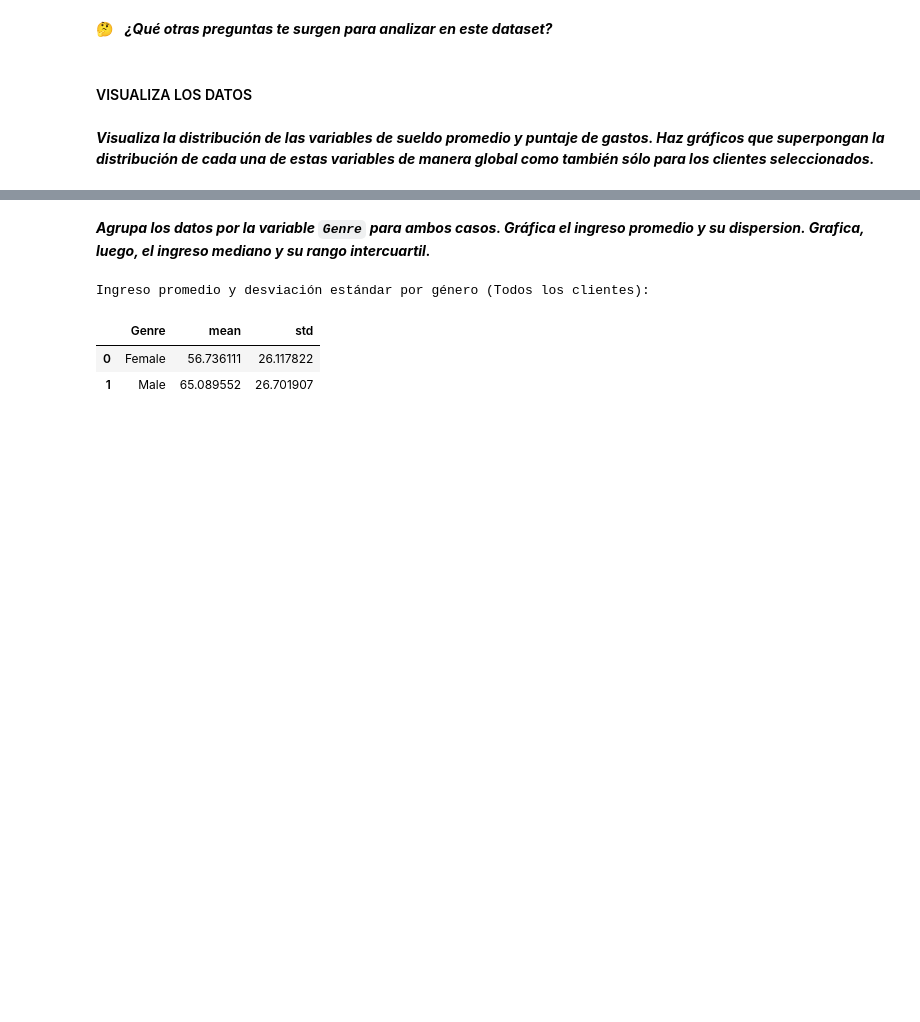
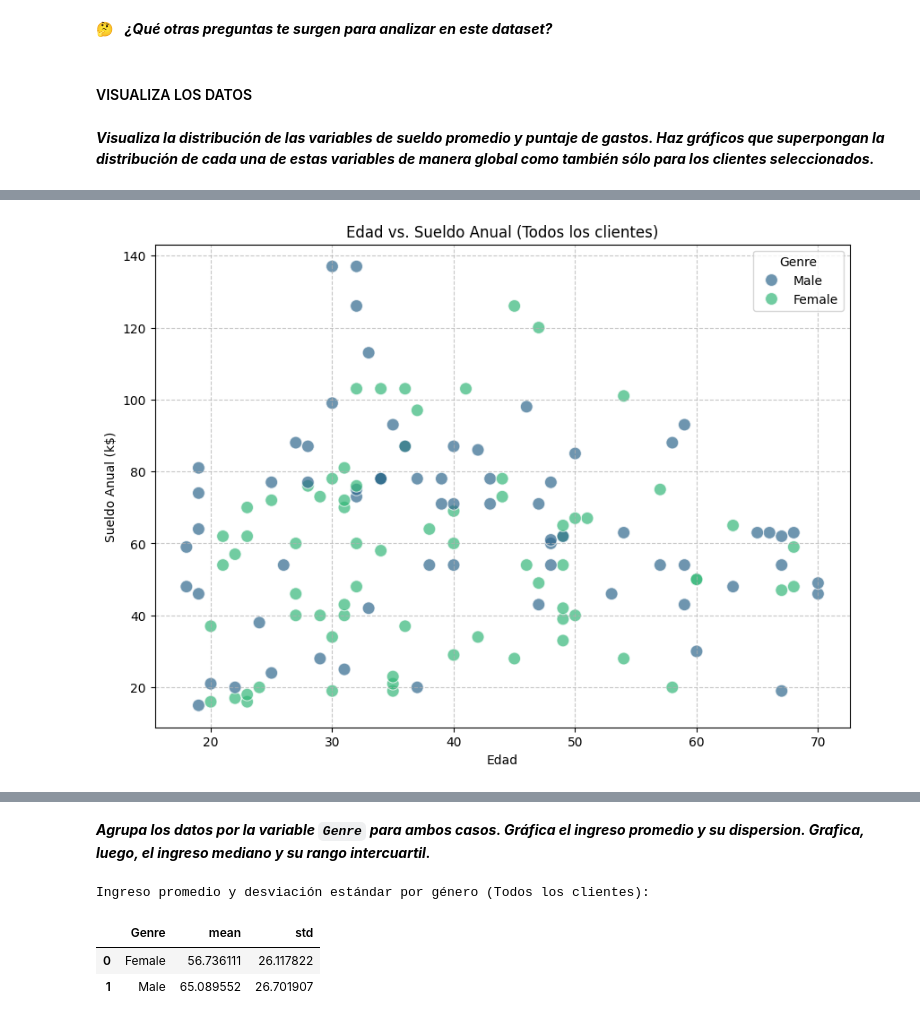
Before and after one commit to EmiiFernandez/actividades_data_sciente_ypf, a Jupyter notebook: notebook/C06_Notebook-10.ipynb, the cells around one changed output, grey strips where cells are left out. Drawn from its saved outputs; the diff is of its cells as text; code cells hidden in the pictures; blank space fills up the shorter version.

```diff
--- a/notebook/C06_Notebook-10.ipynb
+++ b/notebook/C06_Notebook-10.ipynb
@@ -290,0 +315,11 @@ plt.show()
+# %%
+# Gráfico de dispersión para Edad vs. Sueldo Anual (Todos los clientes)
+plt.figure(figsize=(10, 7))
+sns.scatterplot(data=data, x='Age', y='Annual Income', hue='Genre', palette='viridis', s=100, alpha=0.7)
+plt.title('Edad vs. Sueldo Anual (Todos los clientes)')
+plt.xlabel('Edad')
+plt.ylabel('Sueldo Anual (k$)')
+plt.grid(True, linestyle='--', alpha=0.7)
+plt.show()
+# %% [output]
+[figure, added]
```
Also changed, not shown: parts of 6 cells of this notebook.
